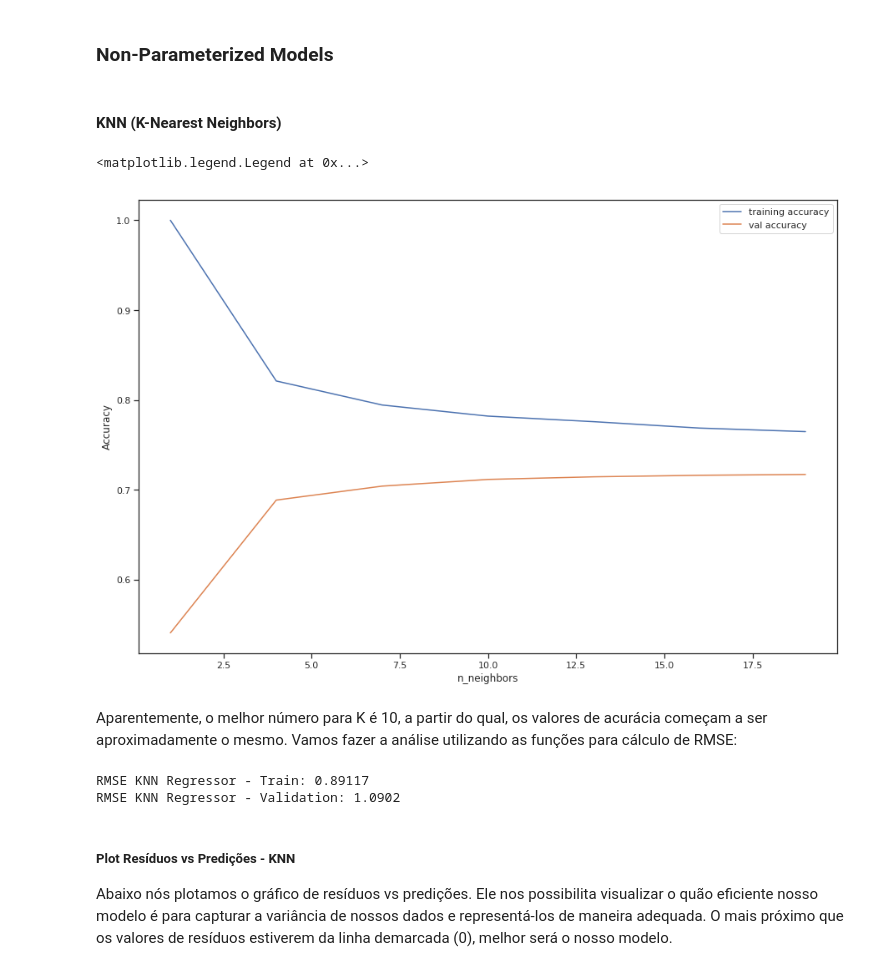
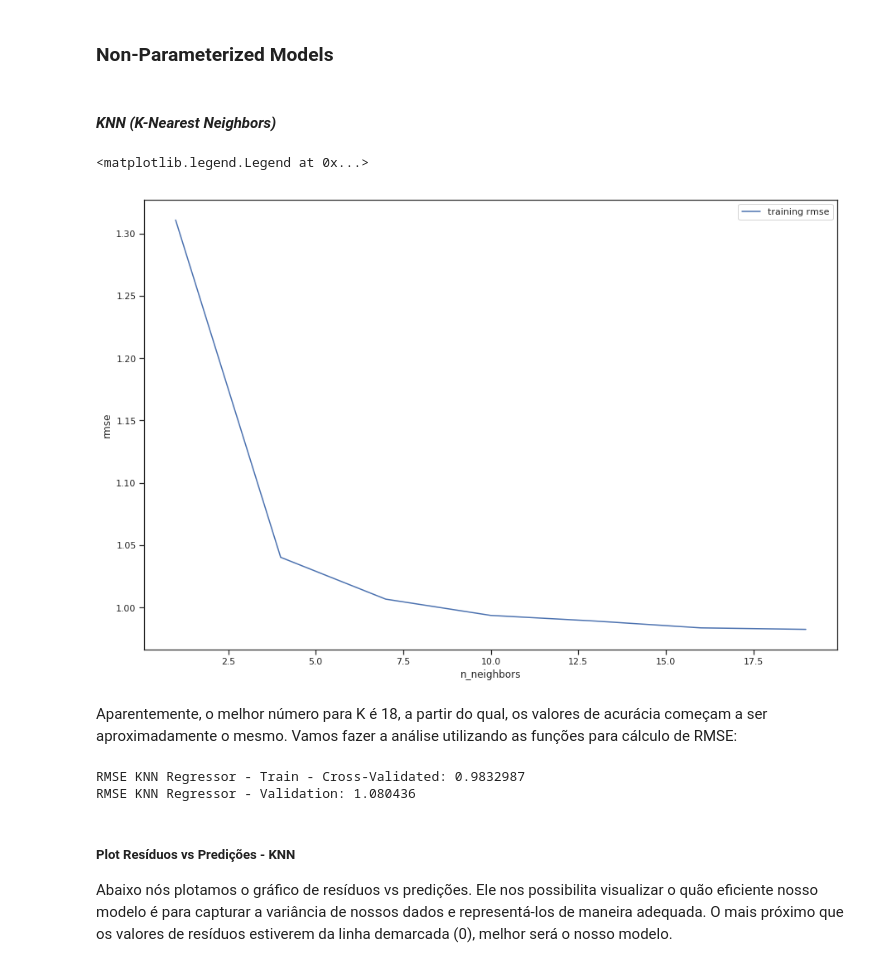
Before and after one commit to guilhermemg/ml-mestrado, a Jupyter notebook: notebooks/assignment-3.ipynb, the cells around one changed output. Drawn from its saved outputs; the diff is of its cells as text; code cells hidden in the pictures.

```diff
--- a/notebooks/assignment-3.ipynb
+++ b/notebooks/assignment-3.ipynb
@@ -454,3 +461,6 @@ y_val = candidates_val['votos']
+# %%
+def mean_rmse_cv(model):
+    return np.sqrt(-cross_val_score(model, X_train, y_train, scoring="neg_mean_squared_error", cv = 5)).mean()
 # %% [markdown]
 ### Sem Regularização
 # %%
@@ -570,38 +579,34 @@ Como vemos, nosso modelo Lasso é um regressor razoável: nós não observamos n
 # %% [markdown]
 ### Non-Parameterized Models
 # %% [markdown]
-#### KNN (K-Nearest Neighbors)
+#### **_KNN (K-Nearest Neighbors)_**
 # %%
-training_accuracy = []
-val_accuracy = []
+training_rmse = []
 
 neighbors_settings = range(1, 20, 3)
 
 for n_neighbors in neighbors_settings:
-    knr = KNeighborsRegressor(n_neighbors=n_neighbors)
-    knr.fit(X_train, y_train)
-    training_accuracy.append(knr.score(X_train, y_train))
-    val_accuracy.append(knr.score(X_val, y_val))
+    knr = KNeighborsRegressor(n_neighbors=n_neighbors).fit(X_train, y_train)
+    training_rmse.append(mean_rmse_cv(knr))
 
-plt.plot(neighbors_settings, training_accuracy, label="training accuracy")
-plt.plot(neighbors_settings, val_accuracy, label="val accuracy")
-plt.ylabel("Accuracy")
+plt.plot(neighbors_settings, training_rmse, label="training rmse")
+plt.ylabel("rmse")
 plt.xlabel("n_neighbors")
 plt.legend()
 # %% [output]
 <matplotlib.legend.Legend at 0x...>
-[figure, old version]
+[figure, new version]
 # %% [markdown]
-Aparentemente, o melhor número para K é 10, a partir do qual, os valores de acurácia começam a ser aproximadamente o mesmo. Vamos fazer a análise utilizando as funções para cálculo de RMSE:
+Aparentemente, o melhor número para K é 18, a partir do qual, os valores de acurácia começam a ser aproximadamente o mesmo. Vamos fazer a análise utilizando as funções para cálculo de RMSE:
 # %%
-knr = KNeighborsRegressor(n_neighbors = 10).fit(X_train, y_train)
+knr = KNeighborsRegressor(n_neighbors = 18).fit(X_train, y_train)
 predictions = knr.predict(X_val)
 
-print("RMSE KNN Regressor - Train: {:2.5}".format(np.sqrt(mean_squared_error(y_true=y_train, y_pred=knr.predict(X_train)))))
-print("RMSE KNN Regressor - Validation: {:2.5}".format(np.sqrt(mean_squared_error(y_true=y_val, y_pred=predictions))))
+print("RMSE KNN Regressor - Train - Cross-Validated: {:2.7}".format(mean_rmse_cv(knr)))
+print("RMSE KNN Regressor - Validation: {:2.7}".format(np.sqrt(mean_squared_error(y_true=y_val, y_pred=predictions))))
 # %% [output]
-RMSE KNN Regressor - Train: 0.89117
-RMSE KNN Regressor - Validation: 1.0902
+RMSE KNN Regressor - Train - Cross-Validated: 0.9832987
+RMSE KNN Regressor - Validation: 1.080436
 # %% [markdown]
 ##### **Plot Resíduos vs Predições - KNN**
 
```
Also changed, not shown: parts of 47 cells of this notebook.
